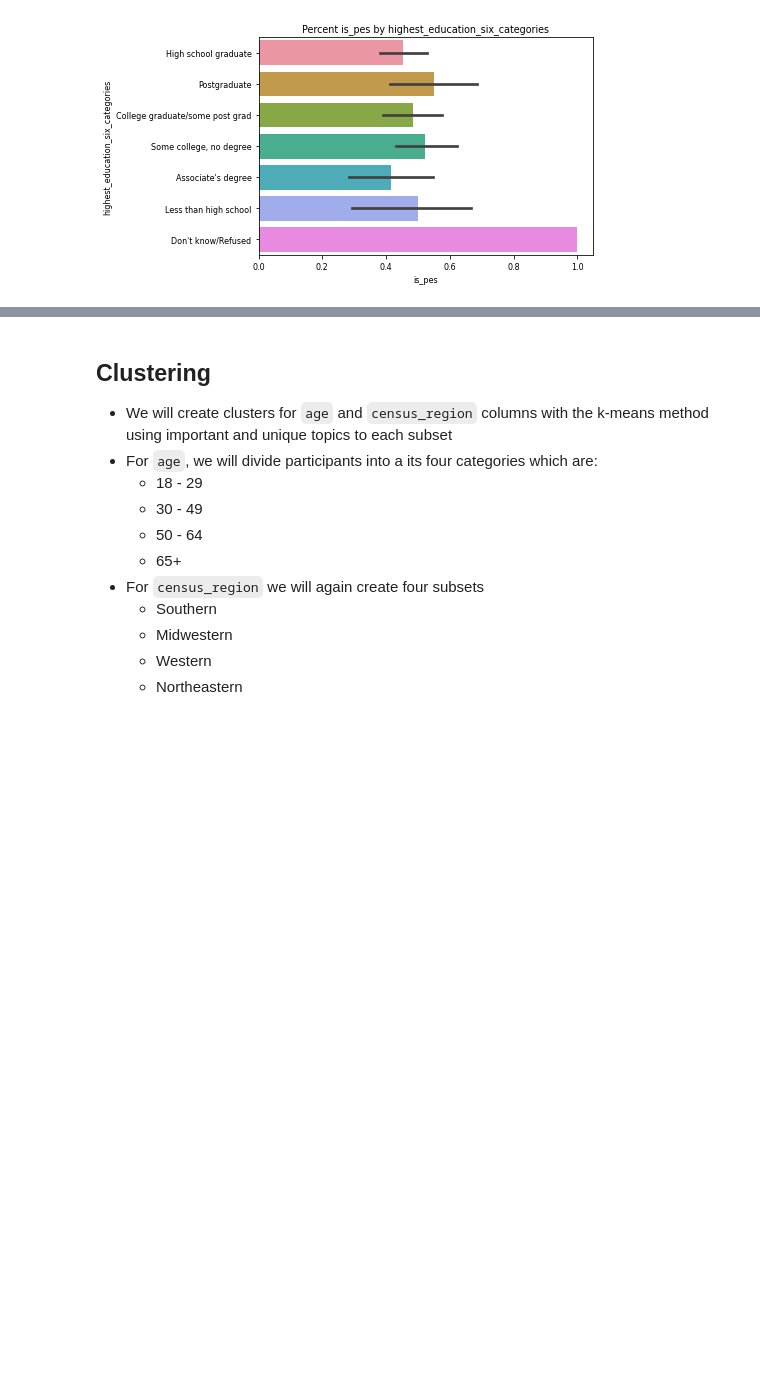
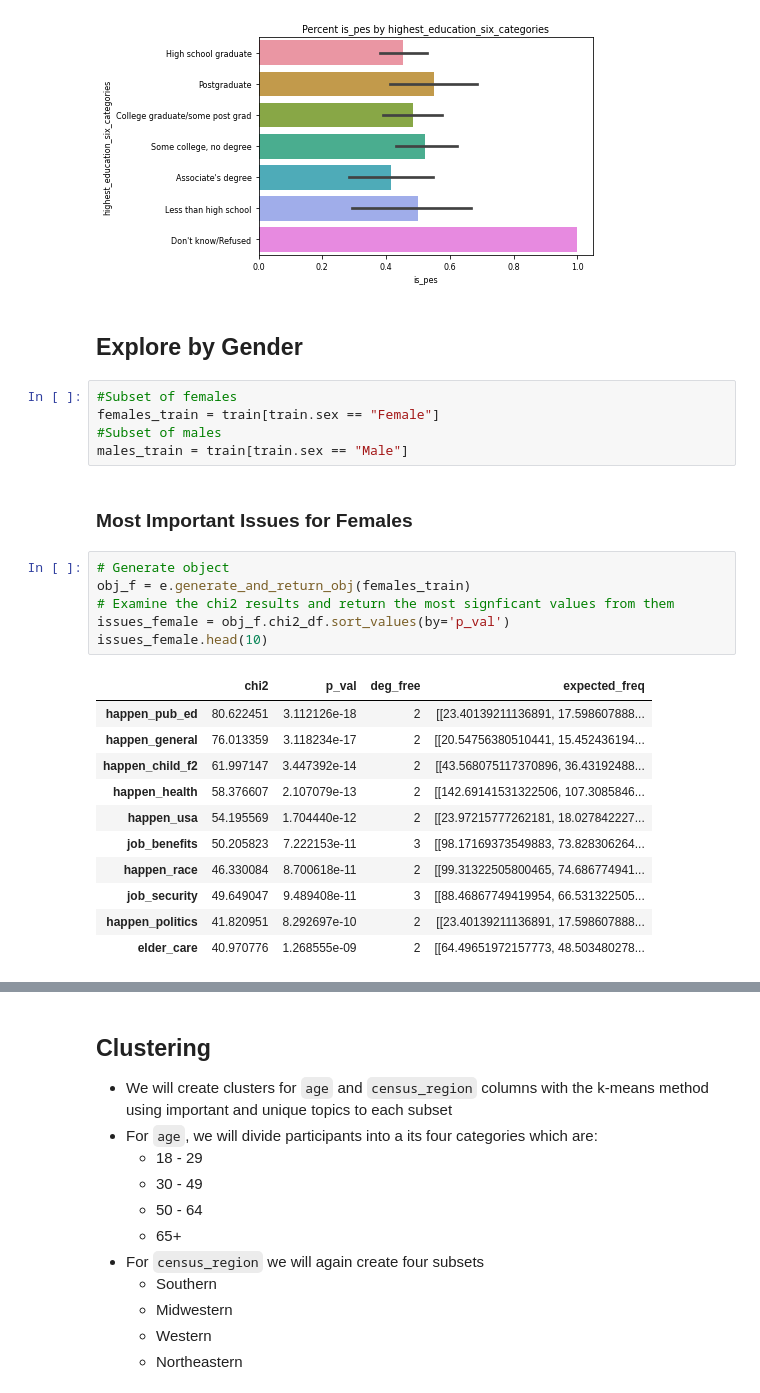
Before and after one commit to american-perspectives-capstone/american-attitudes, a Jupyter notebook: final_notebook.ipynb, the cells around one changed output, grey strips where cells are left out. Drawn from its saved outputs; the diff is of its cells as text; blank space fills up the shorter version.

Commit message:
updates to explore

```diff
--- a/final_notebook.ipynb
+++ b/final_notebook.ipynb
@@ -885,3 +885,30 @@ pd.crosstab(df.highest_education_six_categories, df.is_pes, margins=True)
 bar_graph_percent_pessimistic(train[train.family_income_three_categories == '$30-$74,999'], "is_pes", "highest_education_six_categories")
 # %% [output]
 [figure]
+# %% [markdown]
+## Explore by Gender
+# %%
+#Subset of females
+females_train = train[train.sex == "Female"]
+#Subset of males
+males_train = train[train.sex == "Male"]
+# %% [markdown]
+### Most Important Issues for Females
+# %%
+# Generate object
+obj_f = e.generate_and_return_obj(females_train)
+# Examine the chi2 results and return the most signficant values from them
+issues_female = obj_f.chi2_df.sort_values(by='p_val')
+issues_female.head(10)
+# %% [output]
+|  | chi2 | p_val | deg_free | expected_freq |
+| happen_pub_ed | 80.622451 | 3.112126e-18 | 2 | [[23.40139211136891, 17.598607888... |
+| happen_general | 76.013359 | 3.118234e-17 | 2 | [[20.54756380510441, 15.452436194... |
+| happen_child_f2 | 61.997147 | 3.447392e-14 | 2 | [[43.568075117370896, 36.43192488... |
+| happen_health | 58.376607 | 2.107079e-13 | 2 | [[142.69141531322506, 107.3085846... |
+| happen_usa | 54.195569 | 1.704440e-12 | 2 | [[23.97215777262181, 18.027842227... |
+| job_benefits | 50.205823 | 7.222153e-11 | 3 | [[98.17169373549883, 73.828306264... |
+| happen_race | 46.330084 | 8.700618e-11 | 2 | [[99.31322505800465, 74.686774941... |
+| job_security | 49.649047 | 9.489408e-11 | 3 | [[88.46867749419954, 66.531322505... |
+| happen_politics | 41.820951 | 8.292697e-10 | 2 | [[23.40139211136891, 17.598607888... |
+| elder_care | 40.970776 | 1.268555e-09 | 2 | [[64.49651972157773, 48.503480278... |
```
Also changed, not shown: parts of 60 cells of this notebook.
